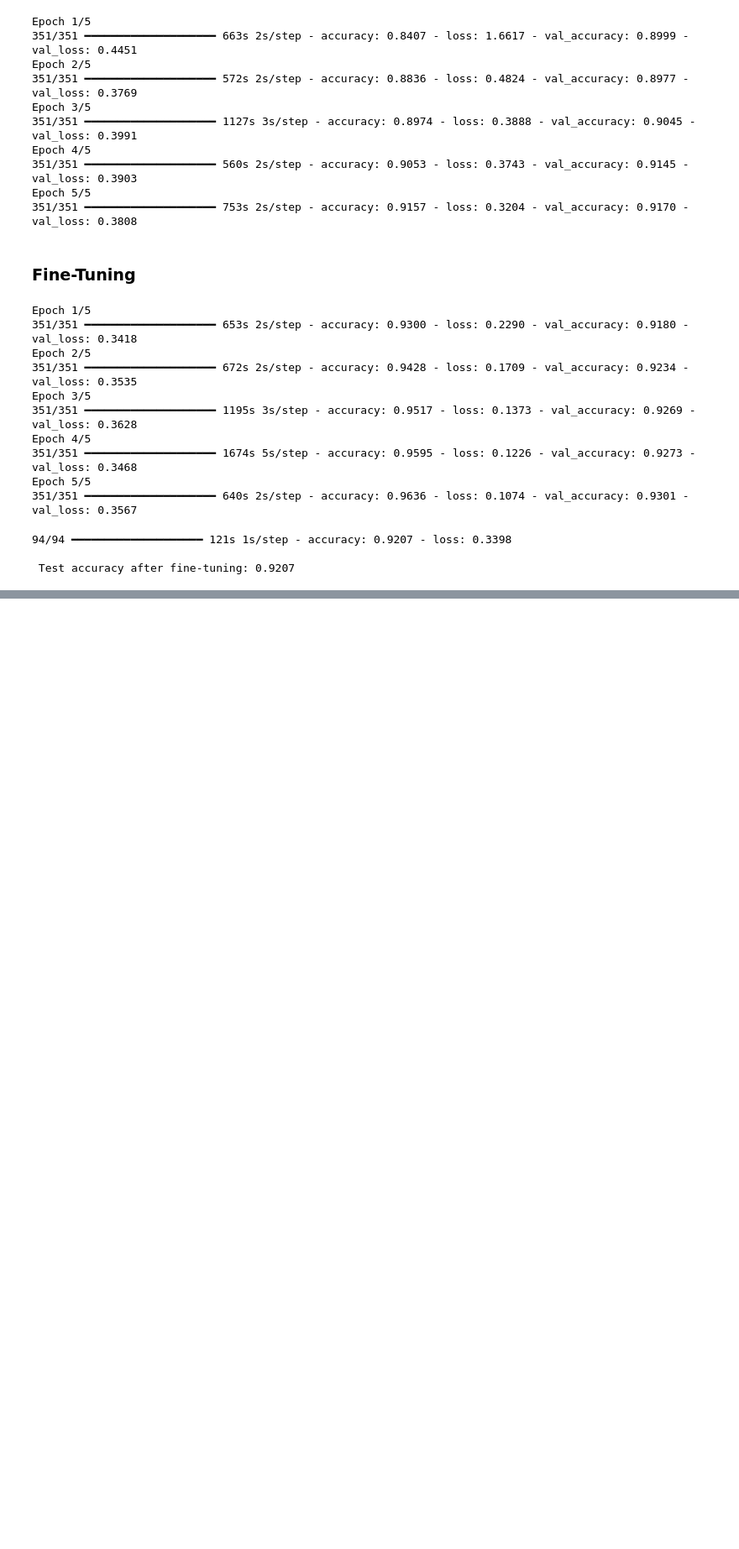
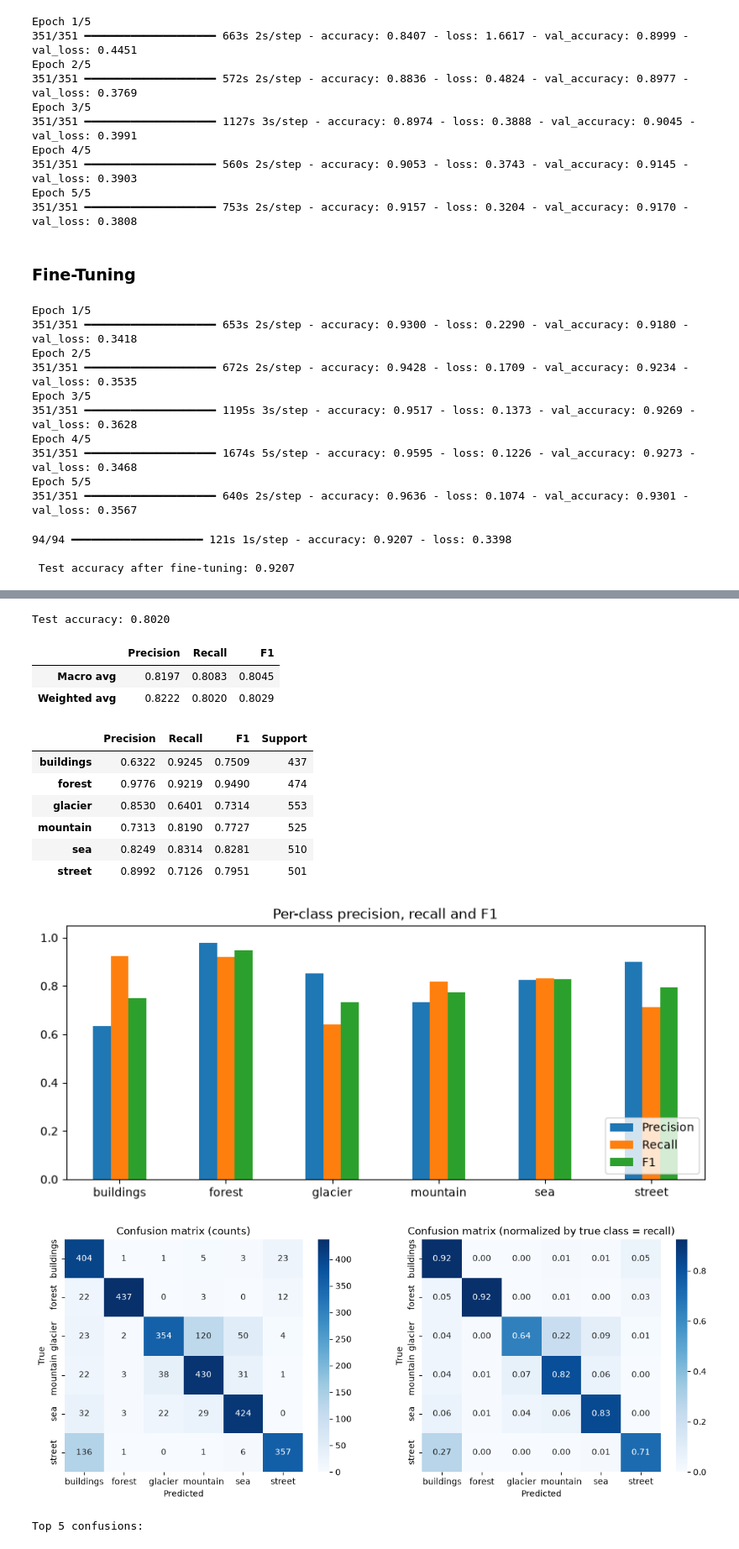
Before and after one commit to roaa-taha-m/Data-Science-CNN-Task-2026, a Jupyter notebook: Task code.ipynb, the cells around one changed output, grey strips where cells are left out. Shown at 84% size. Saved outputs shown, nothing was run; the diff lists cells and outputs as text; code cells hidden in the pictures; blank space fills up the shorter version.

```diff
--- a/Task code.ipynb
+++ b/Task code.ipynb
@@ -250,0 +363,57 @@ print(f"\n Test accuracy after fine-tuning: {test_acc:.4f}")
+# %%
+y_test = np.concatenate([y.numpy() for _, y in test_ds])
+y_pred = model.predict(test_preprocessed, verbose=0).argmax(axis=1)
+
+print(f"Test accuracy: {accuracy_score(y_test, y_pred):.4f}\n")
+summary = pd.DataFrame({
+    "Precision": [precision_score(y_test, y_pred, average=a) for a in ("macro", "weighted")],
+    "Recall":    [recall_score(y_test, y_pred, average=a)    for a in ("macro", "weighted")],
+    "F1":        [f1_score(y_test, y_pred, average=a)        for a in ("macro", "weighted")],
+}, index=["Macro avg", "Weighted avg"])
+display(summary.round(4))
+
+per_class = pd.DataFrame({
+    "Precision": precision_score(y_test, y_pred, average=None),
+    "Recall":    recall_score(y_test, y_pred, average=None),
+    "F1":        f1_score(y_test, y_pred, average=None),
+    "Support":   np.bincount(y_test),
+}, index=class_names)
+display(per_class.round(4))
+
+per_class[["Precision", "Recall", "F1"]].plot(kind="bar", figsize=(10, 4), ylim=(0, 1.05))
+plt.title("Per-class precision, recall and F1"); plt.xticks(rotation=0); plt.legend(loc="lower right")
+plt.show()
+
+cm = confusion_matrix(y_test, y_pred)
+fig, ax = plt.subplots(1, 2, figsize=(14, 5))
+sns.heatmap(cm, annot=True, fmt="d", cmap="Blues", xticklabels=class_names, yticklabels=class_names, ax=ax[0])
+ax[0].set_title("Confusion matrix (counts)")
+
+cm_norm = cm / cm.sum(axis=1, keepdims=True)
+sns.heatmap(cm_norm, annot=True, fmt=".2f", cmap="Blues", xticklabels=class_names, yticklabels=class_names, ax=ax[1])
+ax[1].set_title("Confusion matrix (normalized by true class = recall)")
+for a in ax: a.set_xlabel("Predicted"); a.set_ylabel("True")
+plt.show()
+
+errors = [(class_names[i], class_names[j], cm[i, j]) for i in range(NUM_CLASSES)
+        for j in range(NUM_CLASSES) if i != j and cm[i, j] > 0]S
+top_errors = pd.DataFrame(errors, columns=["True class", "Predicted as", "Count"]).sort_values("Count", ascending=False)
+print("Top 5 confusions:")
+display(top_errors.head(5))
+
+model.save("cnn_from_scratch_final.keras")
+# %% [output]
+Test accuracy: 0.8020
+|  | Precision | Recall | F1 |
+| Macro avg | 0.8197 | 0.8083 | 0.8045 |
+| Weighted avg | 0.8222 | 0.8020 | 0.8029 |
+|  | Precision | Recall | F1 | Support |
+| buildings | 0.6322 | 0.9245 | 0.7509 | 437 |
+| forest | 0.9776 | 0.9219 | 0.9490 | 474 |
+| glacier | 0.8530 | 0.6401 | 0.7314 | 553 |
+| mountain | 0.7313 | 0.8190 | 0.7727 | 525 |
+| sea | 0.8249 | 0.8314 | 0.8281 | 510 |
+| street | 0.8992 | 0.7126 | 0.7951 | 501 |
+[figure, added]
+[figure, added]
+Top 5 confusions:
```
Also changed, not shown: parts of 10 cells of this notebook.
